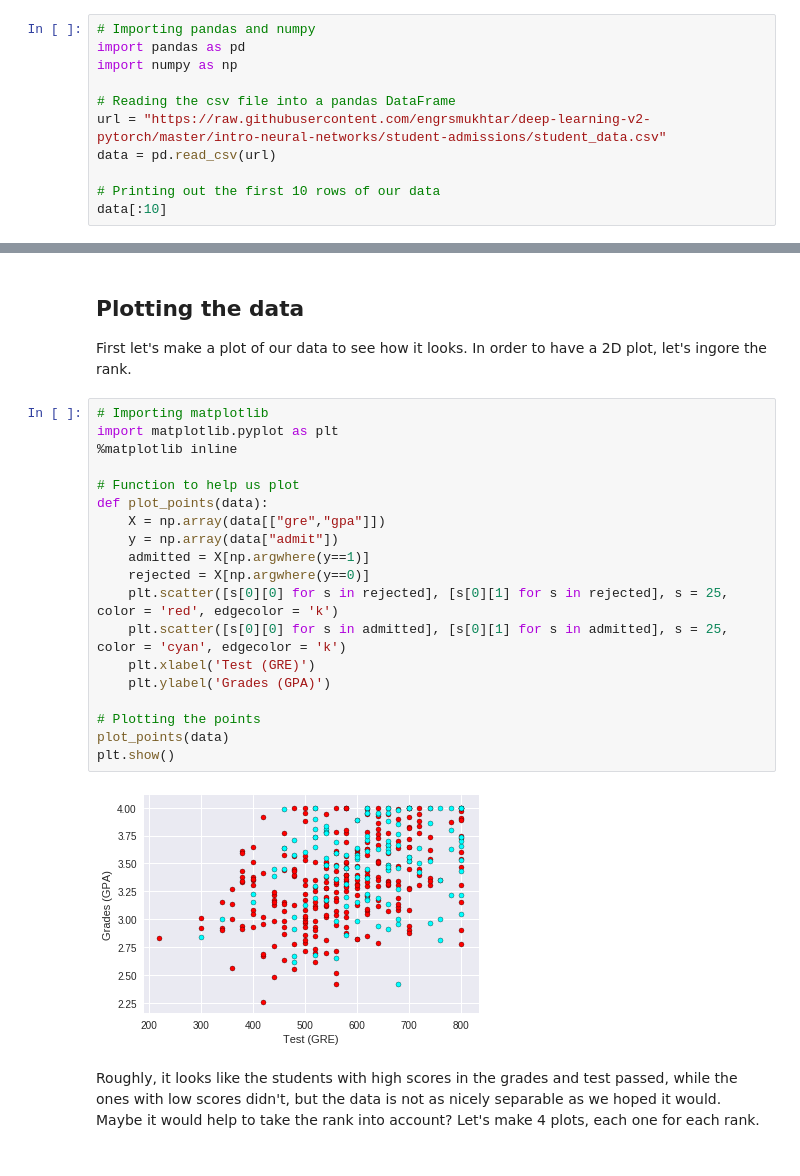
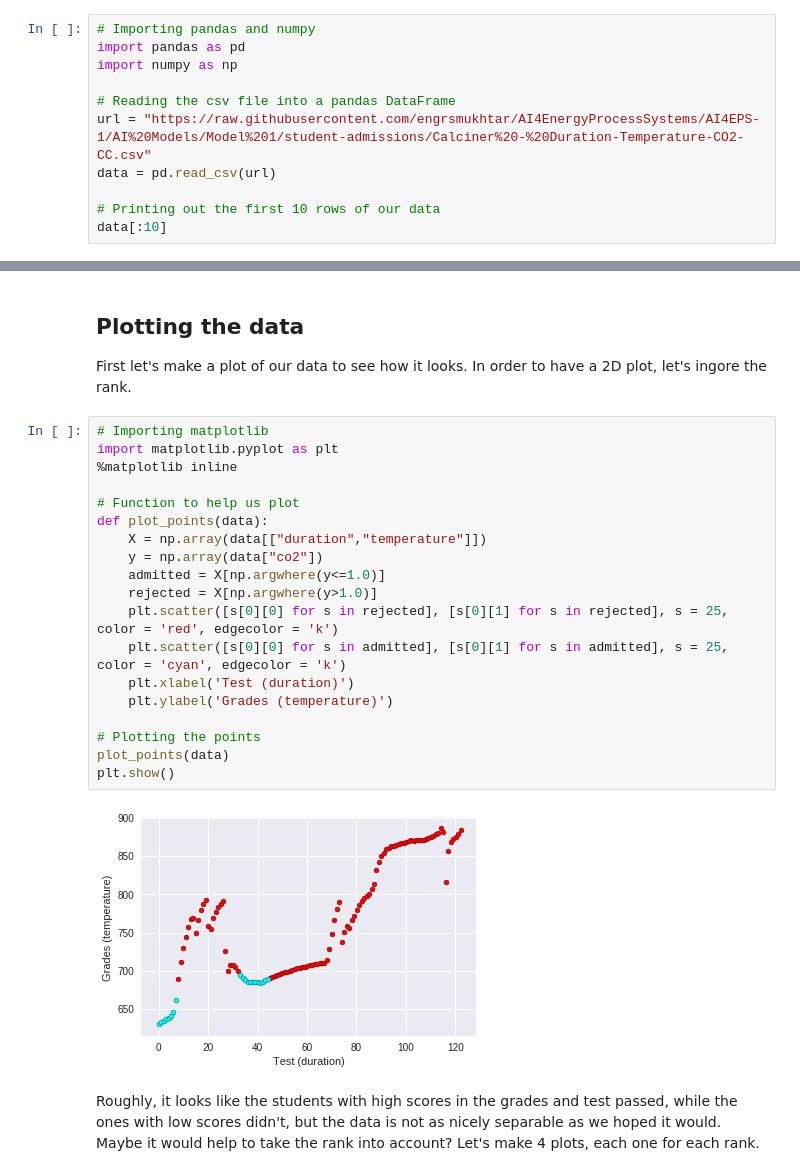
Before and after one commit to Dr-WXY/AI4EnergyProcessSystems, a Jupyter notebook: AI Models/Model 1/student-admissions/backpropagation.ipynb, the cells around one changed output, grey strips where cells are left out. Cells and saved outputs as stored; diff of their text form.

```diff
--- a/AI Models/Model 1/student-admissions/backpropagation.ipynb
+++ b/AI Models/Model 1/student-admissions/backpropagation.ipynb
@@ -19,7 +19,7 @@ import pandas as pd
 import numpy as np
 
 # Reading the csv file into a pandas DataFrame
-url = "https://raw.githubusercontent.com/engrsmukhtar/deep-learning-v2-pytorch/master/intro-neural-networks/student-admissions/student_data.csv"
+url = "https://raw.githubusercontent.com/engrsmukhtar/AI4EnergyProcessSystems/AI4EPS-1/AI%20Models/Model%201/student-admissions/Calciner%20-%20Duration-Temperature-CO2-CC.csv"
 data = pd.read_csv(url)
 
 # Printing out the first 10 rows of our data
@@ -43,24 +43,24 @@ First let's make a plot of our data to see how it looks. In order to have a 2D p
 # %%
 # Importing matplotlib
 import matplotlib.pyplot as plt
 %matplotlib inline
 
 # Function to help us plot
 def plot_points(data):
-    X = np.array(data[["gre","gpa"]])
-    y = np.array(data["admit"])
-    admitted = X[np.argwhere(y==1)]
-    rejected = X[np.argwhere(y==0)]
+    X = np.array(data[["duration","temperature"]])
+    y = np.array(data["co2"])
+    admitted = X[np.argwhere(y<=1.0)]
+    rejected = X[np.argwhere(y>1.0)]
     plt.scatter([s[0][0] for s in rejected], [s[0][1] for s in rejected], s = 25, color = 'red', edgecolor = 'k')
     plt.scatter([s[0][0] for s in admitted], [s[0][1] for s in admitted], s = 25, color = 'cyan', edgecolor = 'k')
-    plt.xlabel('Test (GRE)')
-    plt.ylabel('Grades (GPA)')
+    plt.xlabel('Test (duration)')
+    plt.ylabel('Grades (temperature)')
 
 # Plotting the points
 plot_points(data)
 plt.show()
 # %% [output]
-[figure, old version]
+[figure, new version]
 # %% [markdown]
 Roughly, it looks like the students with high scores in the grades and test passed, while the ones with low scores didn't, but the data is not as nicely separable as we hoped it would. Maybe it would help to take the rank into account? Let's make 4 plots, each one for each rank.
 # %%
```
Also changed, not shown: parts of 8 cells of this notebook.
